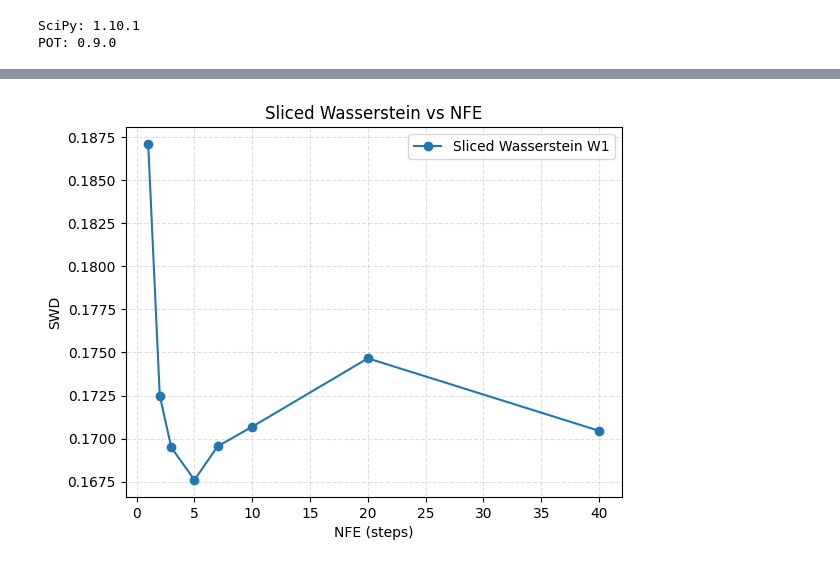
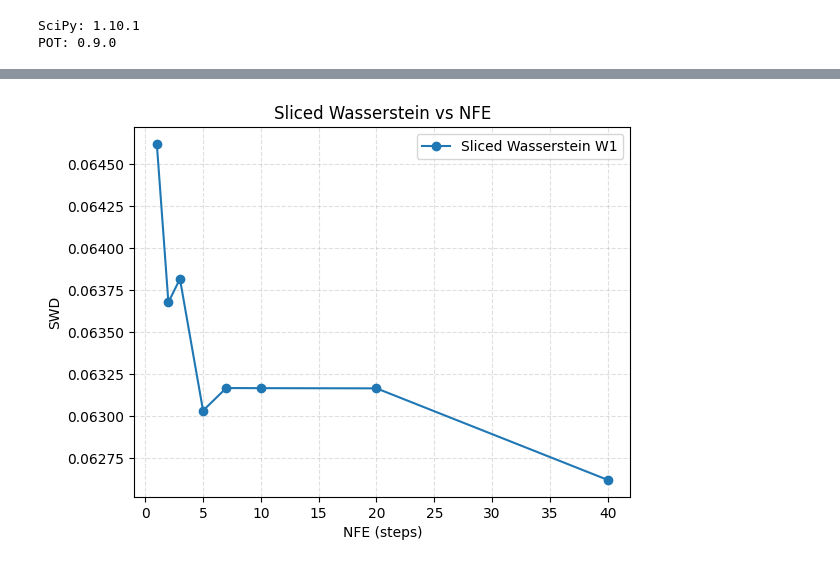
Before and after one commit to donRumata03/diffSDE-gsm-huawei, a Jupyter notebook: Копия_блокнота__Sionna_stochastic_generator_ext_working_AH_ipynb_.ipynb, the cells around one changed output, grey strips where cells are left out. Saved outputs shown, nothing was run; the diff lists cells and outputs as text; code cells hidden in the pictures.

Commit message:
Second try to compute metric by batch

```diff
--- a/Копия_блокнота__Sionna_stochastic_generator_ext_working_AH_ipynb_.ipynb
+++ b/Копия_блокнота__Sionna_stochastic_generator_ext_working_AH_ipynb_.ipynb
@@ -812,7 +812,7 @@ def build_model(model_type, in_channels, length, conv_kwargs=None, mlp_kwargs=No
 from torch.utils.data import DataLoader, TensorDataset
 import torch
 
-TRAIN_SPACE = 'svd'  # 'svd' or 'amp_phase'
+TRAIN_SPACE = 'amp_phase'  # 'svd' or 'amp_phase'
 TRAIN_SPACE = TRAIN_SPACE.lower()
 if TRAIN_SPACE not in {'svd', 'amp_phase'}:
     raise ValueError(f"Unsupported TRAIN_SPACE='{TRAIN_SPACE}'. Use 'svd' or 'amp_phase'.")
@@ -1113,9 +1113,34 @@ import matplotlib.pyplot as plt
 from ot.sliced import sliced_wasserstein_distance
 
 
+def _update_reservoir(reservoir, new_points, max_points, rng):
+    if max_points is None:
+        return new_points if reservoir is None else np.concatenate([reservoir, new_points], axis=0)
+    if reservoir is None:
+        if new_points.shape[0] <= max_points:
+            return new_points
+        idx = rng.choice(new_points.shape[0], size=max_points, replace=False)
+        return new_points[idx]
+    combined = np.concatenate([reservoir, new_points], axis=0)
+    if combined.shape[0] <= max_points:
+        return combined
+    idx = rng.choice(combined.shape[0], size=max_points, replace=False)
+    return combined[idx]
+
+
+def _welford_update(count, mean, m2, values):
+    for val in values:
+        count += 1
+        delta = val - mean
+        mean += delta / count
+        delta2 = val - mean
+        m2 += delta * delta2
+    return count, mean, m2
+
+
 def sweep_nfe_and_metrics(
         steps_list=(5, 10, 20, 40, 80, 160),
-        num_samples=100,
+        num_samples=500,
         shape=(feature_channels, sequence_length),
         sde_sigma=0.0,
         schedule='const',
@@ -1125,6 +1150,7 @@ def sweep_nfe_and_metrics(
         flatten_seed_real=0,
         flatten_seed_gen=1,
         verbose=True,
+        max_batch_size=100,
 ):
     real_flat = flatten_feature_tensor_for_swd(svd_feature_tensor_torch, max_points=max_points, seed=flatten_seed_real)
     real_sigma = unpack_feature_tensor(svd_feature_tensor_torch, svd_feature_metadata, denormalize_sigma=True)['sigma']
@@ -1132,30 +1158,53 @@ def sweep_nfe_and_metrics(
     target_sigma_std = float(real_sigma_vals.std()) if real_sigma_vals.size else 0.0
 
     sigma_stds, swds = [], []
+    rng = np.random.default_rng(flatten_seed_gen)
+
     for steps in steps_list:
-        gen_features = sample_sb_sde(
-            model,
-            num_samples=num_samples,
-            steps=steps,
-            shape=shape,
-            sde_sigma=sde_sigma,
-            schedule=schedule,
-            device=device,
-        )
+        total_generated = 0
+        reservoir = None
+        sigma_count = 0
+        sigma_mean = 0.0
+        sigma_m2 = 0.0
 
-        if TRAIN_SPACE == 'svd':
-            gen_svd_features = gen_features.detach().cpu()
+        while total_generated < num_samples:
+            current_size = int(min(max_batch_size, num_samples - total_generated))
+            if current_size <= 0:
+                break
+
+            gen_features = sample_sb_sde(
+                model,
+                num_samples=current_size,
+                steps=steps,
+                shape=shape,
+                sde_sigma=sde_sigma,
+                schedule=schedule,
+                device=device,
+            )
+
+            if TRAIN_SPACE == 'svd':
+                gen_svd_chunk = gen_features.detach().cpu()
+            else:
+                gen_complex = amp_phase_features_to_complex(gen_features, amp_phase_metadata)
+                gen_svd_np = complex_to_svd_feature_tensor(gen_complex, svd_feature_metadata)
+                gen_svd_chunk = torch.from_numpy(gen_svd_np)
+
+            sigma_chunk = unpack_feature_tensor(gen_svd_chunk, svd_feature_metadata, denormalize_sigma=True)['sigma']
+            sigma_vals = sigma_chunk[sigma_chunk > 0].reshape(-1)
+            if sigma_vals.size:
+                sigma_count, sigma_mean, sigma_m2 = _welford_update(sigma_count, sigma_mean, sigma_m2, sigma_vals)
+
+            chunk_flat = flatten_feature_tensor_for_swd(gen_svd_chunk, max_points=None, seed=flatten_seed_gen + total_generated)
+            reservoir = _update_reservoir(reservoir, chunk_flat, max_points, rng)
+
+            total_generated += current_size
+
+        if sigma_count > 1:
+            sigma_std = float(np.sqrt(sigma_m2 / (sigma_count - 1)))
         else:
-            gen_complex = amp_phase_features_to_complex(gen_features, amp_phase_metadata)
-            gen_svd_np = complex_to_svd_feature_tensor(gen_complex, svd_feature_metadata)
-            gen_svd_features = torch.from_numpy(gen_svd_np)
+            sigma_std = 0.0
 
-        gen_flat = flatten_feature_tensor_for_swd(gen_svd_features, max_points=max_points, seed=flatten_seed_gen)
-        swd = float(sliced_wasserstein_distance(real_flat, gen_flat, n_projections=n_projections, p=1, seed=42))
-
-        gen_sigma = unpack_feature_tensor(gen_svd_features, svd_feature_metadata, denormalize_sigma=True)['sigma']
-        gen_sigma_vals = gen_sigma[gen_sigma > 0]
-        sigma_std = float(gen_sigma_vals.std()) if gen_sigma_vals.size else 0.0
+        swd = float(sliced_wasserstein_distance(real_flat, reservoir, n_projections=n_projections, p=1, seed=42))
 
         sigma_stds.append(sigma_std)
         swds.append(swd)
@@ -1167,7 +1216,7 @@ def sweep_nfe_and_metrics(
 
 steps_list, sigma_stds, swds = sweep_nfe_and_metrics(
     steps_list=[1, 2, 3, 5, 7, 10, 20, 40],
-    num_samples=100,
+    num_samples=500,
     shape=(feature_channels, sequence_length),
     sde_sigma=0.0,
     schedule='const',
@@ -1175,6 +1224,7 @@ steps_list, sigma_stds, swds = sweep_nfe_and_metrics(
     max_points=200_000,
     n_projections=128,
     verbose=True,
+    max_batch_size=100,
 )
 
 plt.figure()
@@ -1207 +1257 @@ NFE=  40 | sigma std=4.4292 (target 3.6129) | SWD=0.170455
-[figure, old version]
+[figure, new version]
```
Also changed, not shown: parts of 8 cells of this notebook.
